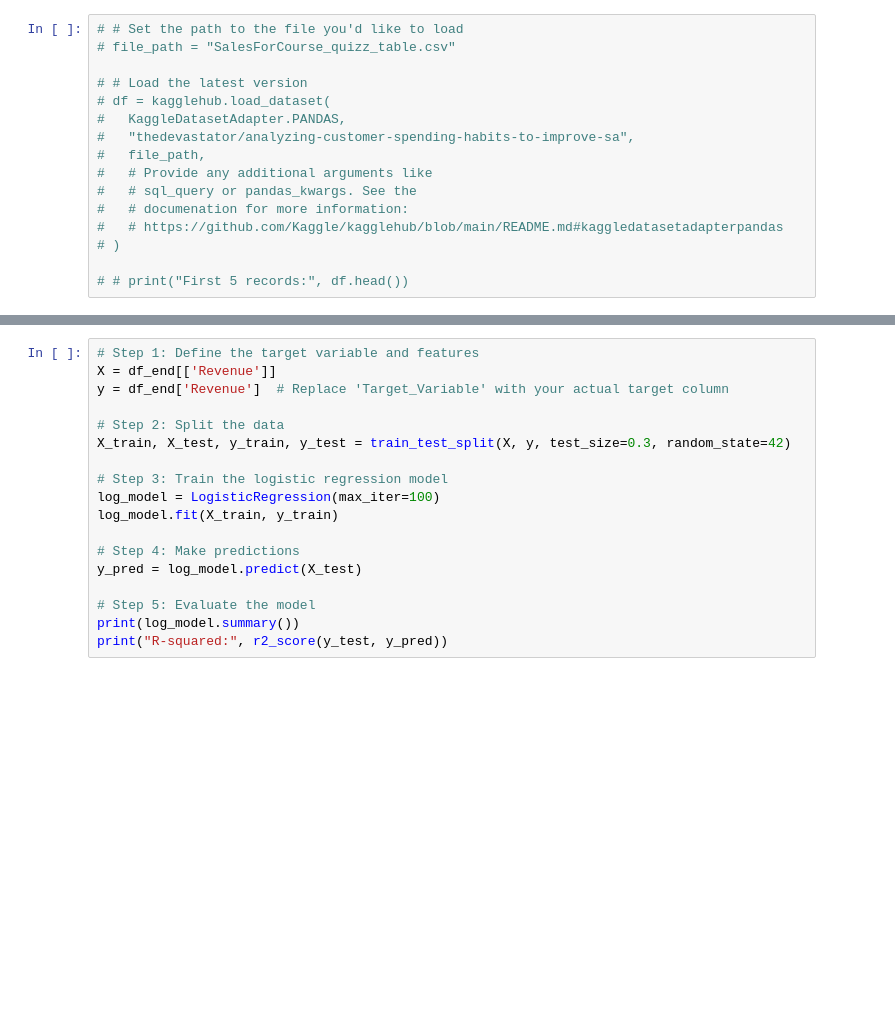
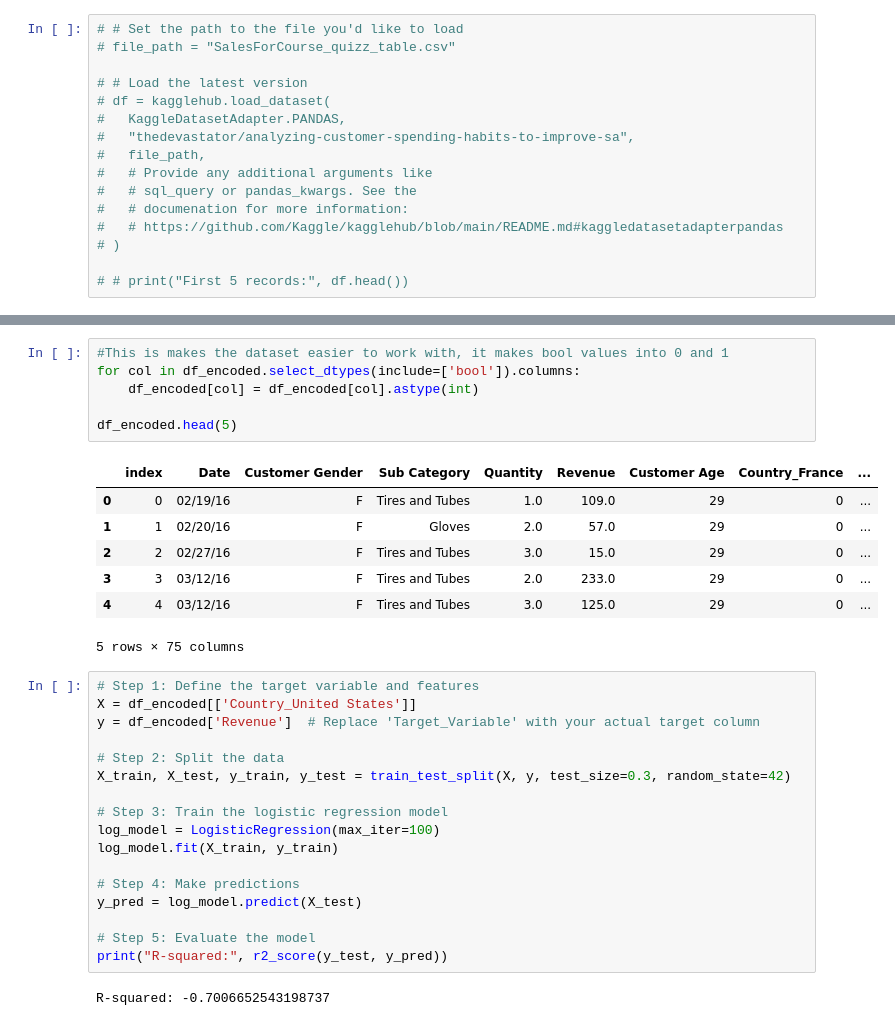
Before and after one commit to Girlcoding22/INDENG142_Sp25, a Jupyter notebook: Logistic_regression.ipynb, the cells around one changed output, grey strips where cells are left out. Cells and saved outputs as stored; diff of their text form; blank space fills up the shorter version.

```diff
--- a/Logistic_regression.ipynb
+++ b/Logistic_regression.ipynb
@@ -84,7 +78,21 @@ Index(['index', 'Date', 'Customer Gender', 'Sub Category', 'Quantity',
+# %%
+#This is makes the dataset easier to work with, it makes bool values into 0 and 1
+for col in df_encoded.select_dtypes(include=['bool']).columns:
+    df_encoded[col] = df_encoded[col].astype(int)
+
+df_encoded.head(5)
+# %% [output]
+|  | index | Date | Customer Gender | Sub Category | Quantity | Revenue | Customer Age | Country_France | ... |
+| 0 | 0 | 02/19/16 | F | Tires and Tubes | 1.0 | 109.0 | 29 | 0 | ... |
+| 1 | 1 | 02/20/16 | F | Gloves | 2.0 | 57.0 | 29 | 0 | ... |
+| 2 | 2 | 02/27/16 | F | Tires and Tubes | 3.0 | 15.0 | 29 | 0 | ... |
+| 3 | 3 | 03/12/16 | F | Tires and Tubes | 2.0 | 233.0 | 29 | 0 | ... |
+| 4 | 4 | 03/12/16 | F | Tires and Tubes | 3.0 | 125.0 | 29 | 0 | ... |
+5 rows × 75 columns
 # %%
 # Step 1: Define the target variable and features
-X = df_end[['Revenue']]
-y = df_end['Revenue']  # Replace 'Target_Variable' with your actual target column
+X = df_encoded[['Country_United States']]
+y = df_encoded['Revenue']  # Replace 'Target_Variable' with your actual target column
 
 # Step 2: Split the data
 X_train, X_test, y_train, y_test = train_test_split(X, y, test_size=0.3, random_state=42)
@@ -97,6 +105,7 @@ log_model.fit(X_train, y_train)
 y_pred = log_model.predict(X_test)
 
 # Step 5: Evaluate the model
-print(log_model.summary())
 print("R-squared:", r2_score(y_test, y_pred))
+# %% [output]
+R-squared: -0.7006652543198737
 # %%
```
Also changed, not shown: parts of 13 cells of this notebook, 1 other file.
